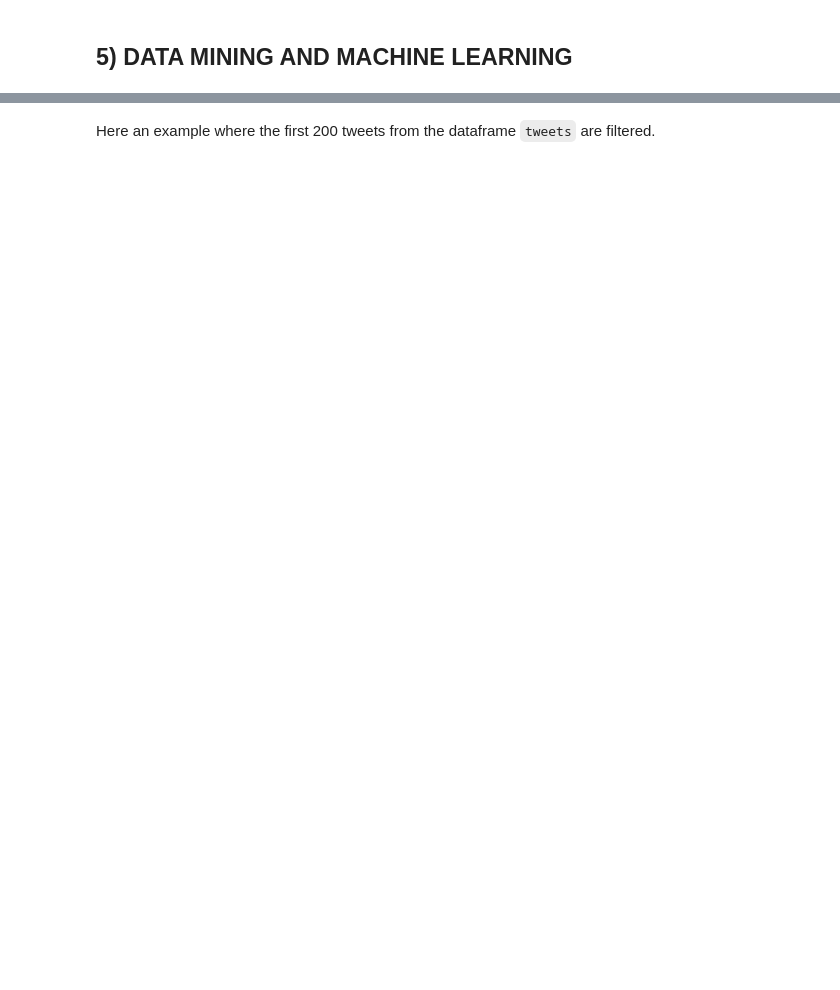
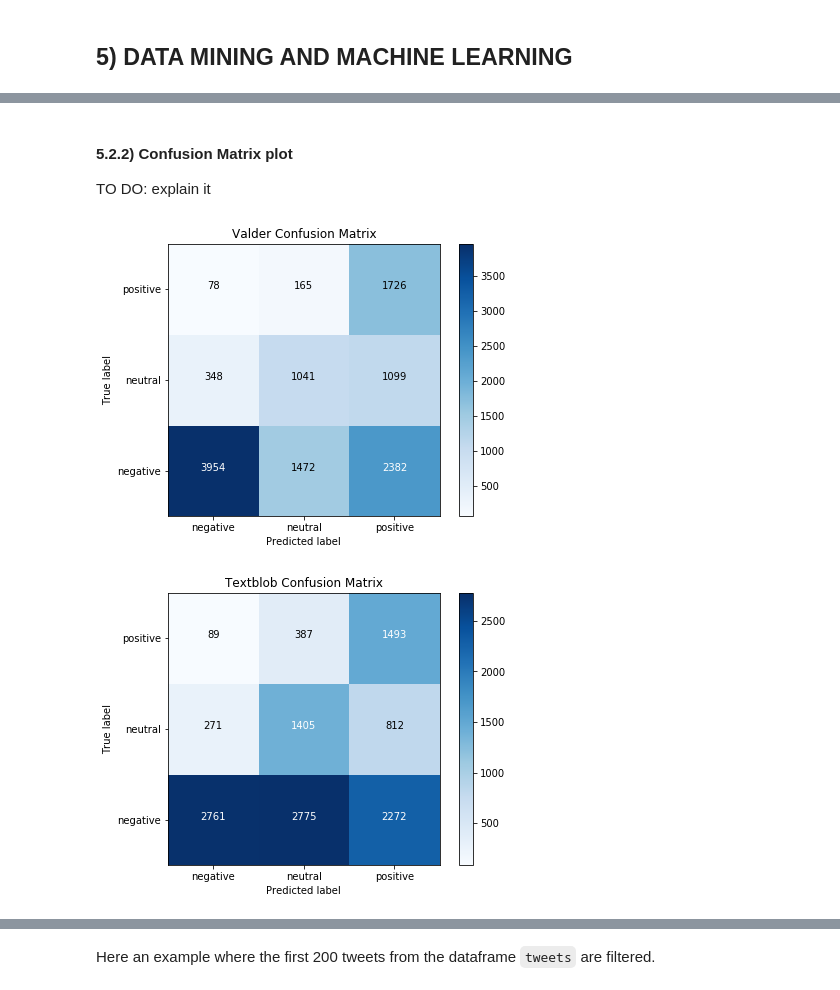
Before and after one commit to SarahBuechner/DMML2019_Team_Google, a Jupyter notebook: DM_Project.ipynb, the cells around one changed output, grey strips where cells are left out. Drawn from its saved outputs; the diff is of its cells as text; code cells hidden in the pictures; blank space fills up the shorter version.

Commit message:
Update DM_Project.ipynb
Changing the structure of the notebook as well as create the Major Matrix where the wrong tweets classified by TextBlob and Vader are stored

```diff
--- a/DM_Project.ipynb
+++ b/DM_Project.ipynb
@@ -582,10 +344,0 @@ act_sent = tweets[["airline_sentiment","text"]]
-# %%
-# Actual value: positive - Predicted value: negative -> 1% of total decisions
-apos_pneg = []
-
-for i in range(len(pred_Vlder)):
-  if pred_Vlder[i] < 0 and act_sent.iloc[i,0] == "positive":
-    apos_pneg.append(act_sent.iloc[i,1])
-
-for i in range(0,10):
-  print(apos_pneg[i])
@@ -598,10 +344,0 @@ This is an important issue since 18% of total decisions using either the Textblo
-# %%
-# Actual value: negative - Predicted value: positive -> 18% of total decisions
-aneg_ppos = []
-
-for i in range(len(pred_Vlder)):
-  if pred_Vlder[i] > 0 and act_sent.iloc[i,0] == "negative":
-    aneg_ppos.append(act_sent.iloc[i,1])
-
-for i in range(0,10):
-  print(aneg_ppos[i])
@@ -711,0 +400,47 @@ def filter_tweets(list_tweets):  # TO DO: zip with account_name
+# %% [markdown]
+#### 5.2.2) Confusion Matrix plot
+TO DO: explain it
+# %%
+# CONFUSION MATRIX PLOT
+def plot_confusion_matrix(method, cm, classes, normalize=False, cmap=plt.cm.Blues):
+    if normalize:
+        cm = cm.astype('float') / cm.sum(axis=1)[:, np.newaxis]
+
+    plt.imshow(cm, interpolation='nearest', cmap=cmap)
+    plt.colorbar()
+    tick_marks = np.arange(len(classes))
+    plt.xticks(tick_marks, classes)
+    plt.yticks(tick_marks, classes)
+
+    fmt = '.2f' if normalize else 'd'
+    thresh = cm.max() / 2.
+    for i, j in itertools.product(range(cm.shape[0]), range(cm.shape[1])):
+        plt.text(j, i, format(cm[i, j], fmt),
+                 horizontalalignment="center",
+                 color="white" if cm[i, j] > thresh else "black")
+
+    plt.ylim([-0.5, 2.5])
+    plt.title(method + " Confusion Matrix")
+    plt.ylabel('True label')
+    plt.xlabel('Predicted label')
+
+
+methods = ["Valder", "Textblob"]
+
+for method in methods:
+  target = tweets["airline_sentiment"]
+  predicted_TextBlob = tweets["polarity_"+ method +"_string"]
+
+  class_names = unique_labels(target, predicted_TextBlob)
+
+  # Computing the confusion matrix
+  cnf_matrix = confusion_matrix(target, predicted_TextBlob)
+  np.set_printoptions(precision=2)
+
+  # Ploting non-normalized confusion matrix
+  fig, ax = plt.subplots(figsize=(7,5))
+  plot_confusion_matrix(method, cnf_matrix, classes=class_names)
+  fig.show()
+# %% [output]
+[figure, added]
+[figure, added]
```
Also changed, not shown: parts of 92 cells of this notebook.
